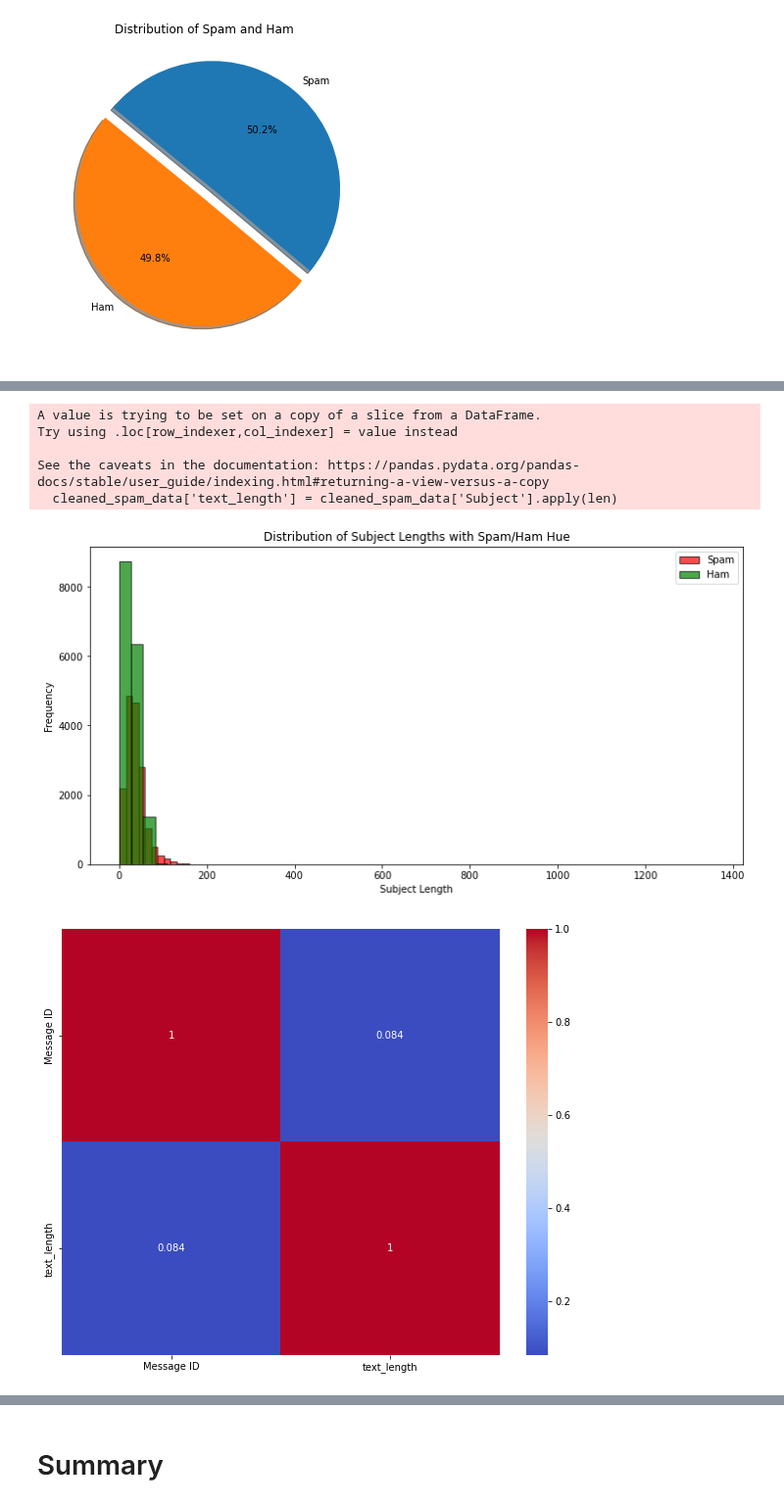
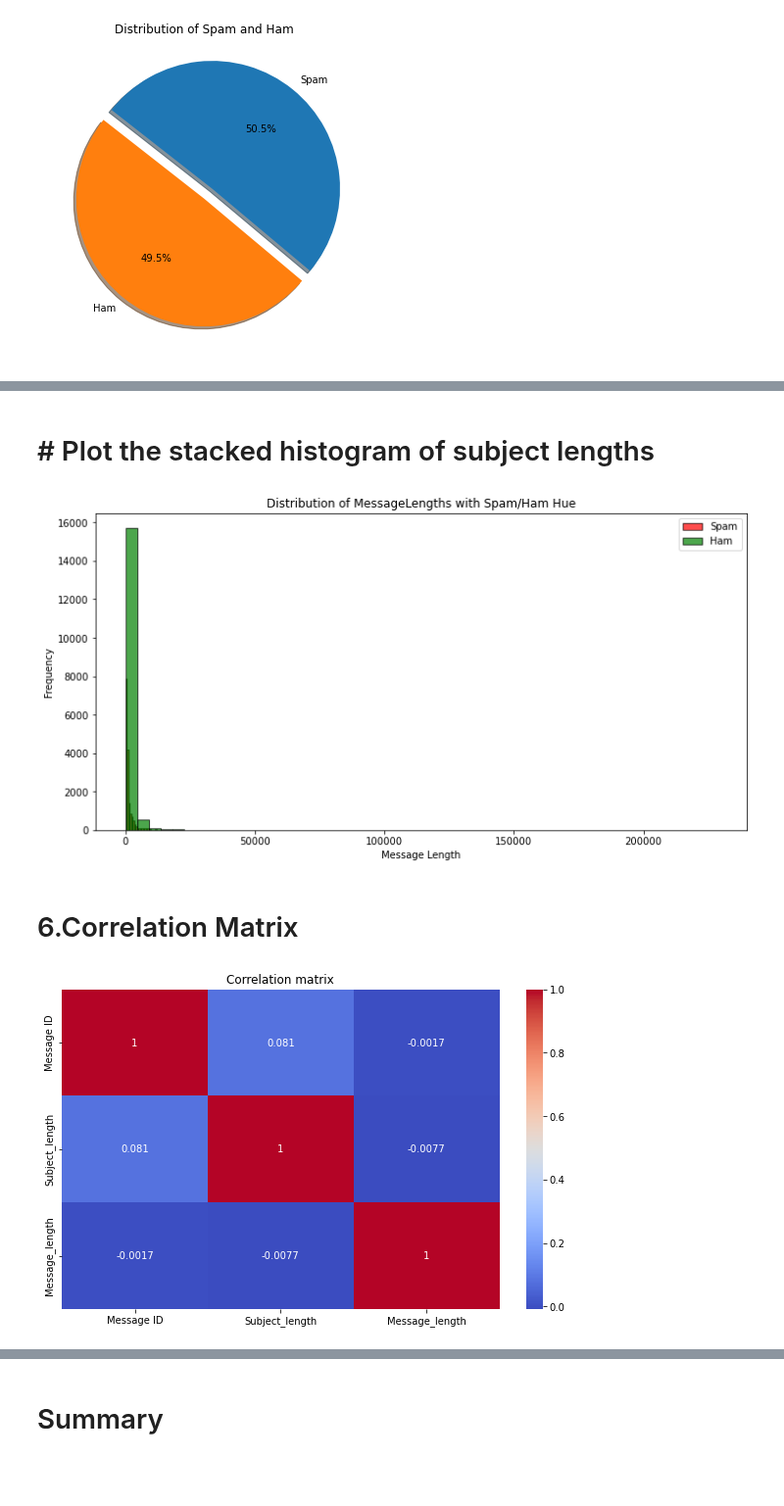
Before and after one commit to husanbano123/Naive_Bayes_Multinominal, a Jupyter notebook: Nive_Bayes_Multinominal_projects.ipynb, the cells around one changed output, grey strips where cells are left out. Shown at 98% size. Cells and saved outputs as stored; diff of their text form; code cells hidden in the pictures; blank space fills up the shorter version.

```diff
--- a/Nive_Bayes_Multinominal_projects.ipynb
+++ b/Nive_Bayes_Multinominal_projects.ipynb
@@ -11,14 +11,7 @@ from sklearn.metrics import accuracy_score,confusion_matrix,classification_repor
 from sklearn.feature_extraction.text import CountVectorizer
 from sklearn.naive_bayes import MultinomialNB
 # %%
-import pandas as pd
-
-# Try reading the file with utf-8 encoding
-try:
-    spam_data = pd.read_csv("C:/Users/Admin/Downloads/enron_spam_data (1).csv", encoding='utf-8')
-except UnicodeDecodeError:
-    # If there's a UnicodeDecodeError, try reading with 'latin1' encoding
-    spam_data = pd.read_csv("C:/Users/Admin/Downloads/enron_spam_data (1).csv", encoding='latin1')
+spam_data = pd.read_csv("C:/Users/Admin/Downloads/Excel Files/enron_spam_data.csv", encoding='ISO-8859-1')
 # %%
 spam_data
 # %% [output]
@@ -162,0 +97,5 @@ Index(['Message ID', 'Subject', 'Message', 'Spam/Ham', 'Date'], dtype='object')
+# %%
+# Calculate the length of each subject
+spam_data['Subject_length'] = spam_data['Subject'].apply(len)
+# Calculate the length of each Message
+spam_data['Message_length'] = spam_data['Message'].apply(len)
@@ -222,0 +144,11 @@ Note: you may need to restart the kernel to use updated packages.
+# %%
+spam_data['Date'] = pd.to_datetime(spam_data['Date'], errors='coerce')
+spam_data.set_index('Date', inplace=True)
+
+# a. Volume of emails over time
+plt.figure(figsize=(12, 6))
+spam_data['Message ID'].resample('M').count().plot()
+plt.title('Volume of Emails Over Time')
+plt.xlabel('Date')
+plt.ylabel('Number of Emails')
+plt.show()
@@ -249,35 +202,30 @@ See the caveats in the documentation: https://pandas.pydata.org/pandas-docs/stab
+# %% [markdown]
+# # Plot the stacked histogram of subject lengths
 # %%
-import matplotlib.pyplot as plt
-
-# Calculate the length of each subject
-cleaned_spam_data['text_length'] = cleaned_spam_data['Subject'].apply(len)
-
 # Separate spam and ham emails
-spam_email = cleaned_spam_data[cleaned_spam_data['Spam/Ham'] == 'spam']
-ham_email = cleaned_spam_data[cleaned_spam_data['Spam/Ham'] == 'ham']
+spam_email = spam_data[spam_data['Spam/Ham'] == 'spam']
+ham_email = spam_data[spam_data['Spam/Ham'] == 'ham']
 
 # Plot the stacked histogram of subject lengths
 plt.figure(figsize=(12, 6))
-plt.hist(spam_email['text_length'], bins=50, color='red', alpha=0.7, label='Spam', edgecolor='black', stacked=True)
-plt.hist(ham_email['text_length'], bins=50, color='green', alpha=0.7, label='Ham', edgecolor='black', stacked=True)
+plt.hist(spam_email['Message_length'], bins=50, color='red', alpha=0.7, label='Spam', edgecolor='black', stacked=True)
+plt.hist(ham_email['Message_length'], bins=50, color='green', alpha=0.7, label='Ham', edgecolor='black', stacked=True)
 #plt.hist([spam_email['text_length'], ham_email['text_length']], bins=50, color=['red', 'green'], alpha=0.7, label=['Spam', 'Ham'], edgecolor='black', stacked=True)
 
-plt.title('Distribution of Subject Lengths with Spam/Ham Hue')
-plt.xlabel('Subject Length')
+plt.title('Distribution of Message Lengths with Spam/Ham Hue')
+plt.xlabel('Message Length')
 plt.ylabel('Frequency')
 plt.legend()
 plt.show()
 # %% [output]
-A value is trying to be set on a copy of a slice from a DataFrame.
-Try using .loc[row_indexer,col_indexer] = value instead
-
-See the caveats in the documentation: https://pandas.pydata.org/pandas-docs/stable/user_guide/indexing.html#returning-a-view-versus-a-copy
-  cleaned_spam_data['text_length'] = cleaned_spam_data['Subject'].apply(len)
-[figure, old version]
+[figure, new version]
+# %% [markdown]
+# 6.Correlation Matrix
 # %%
-plt.figure(figsize=(10,8))
-corr_mx=cleaned_spam_data.corr()
+plt.figure(figsize=(10,6))
+corr_mx=spam_data.corr()
 sns.heatmap(corr_mx,annot=True,cmap='coolwarm')
+plt.title("Correlation matrix")
 plt.show()
 # %% [output]
-[figure, old version]
+[figure, new version]
```
Also changed, not shown: parts of 36 cells of this notebook.
